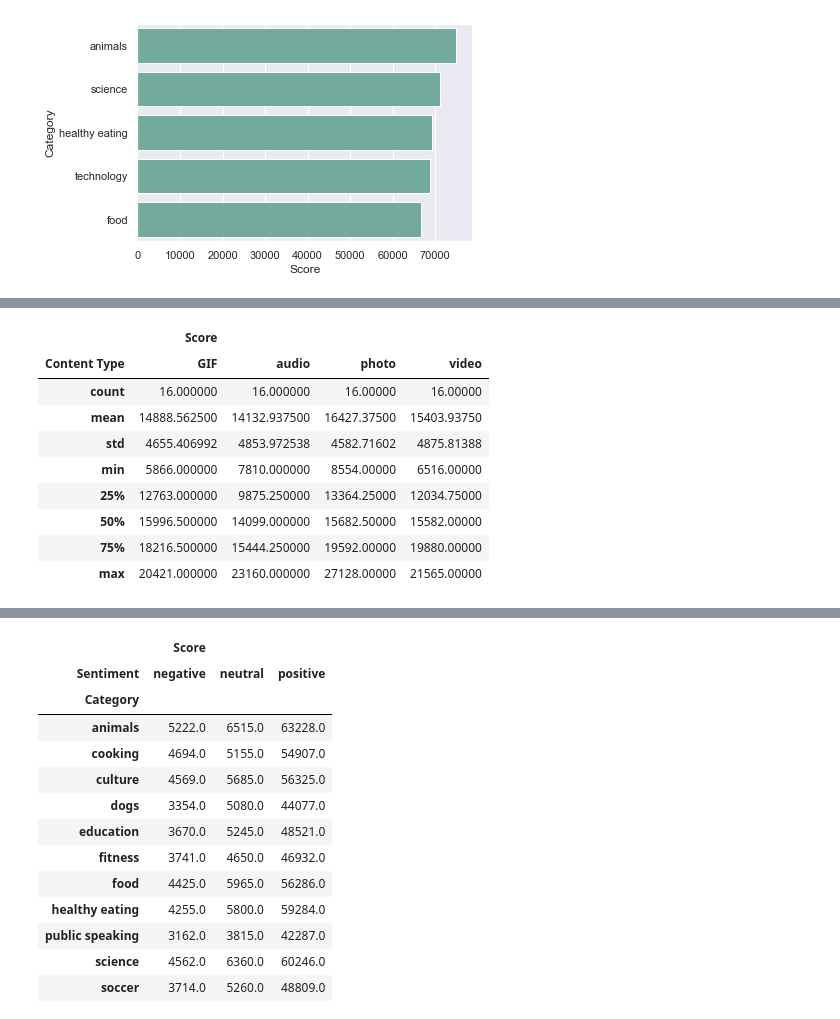
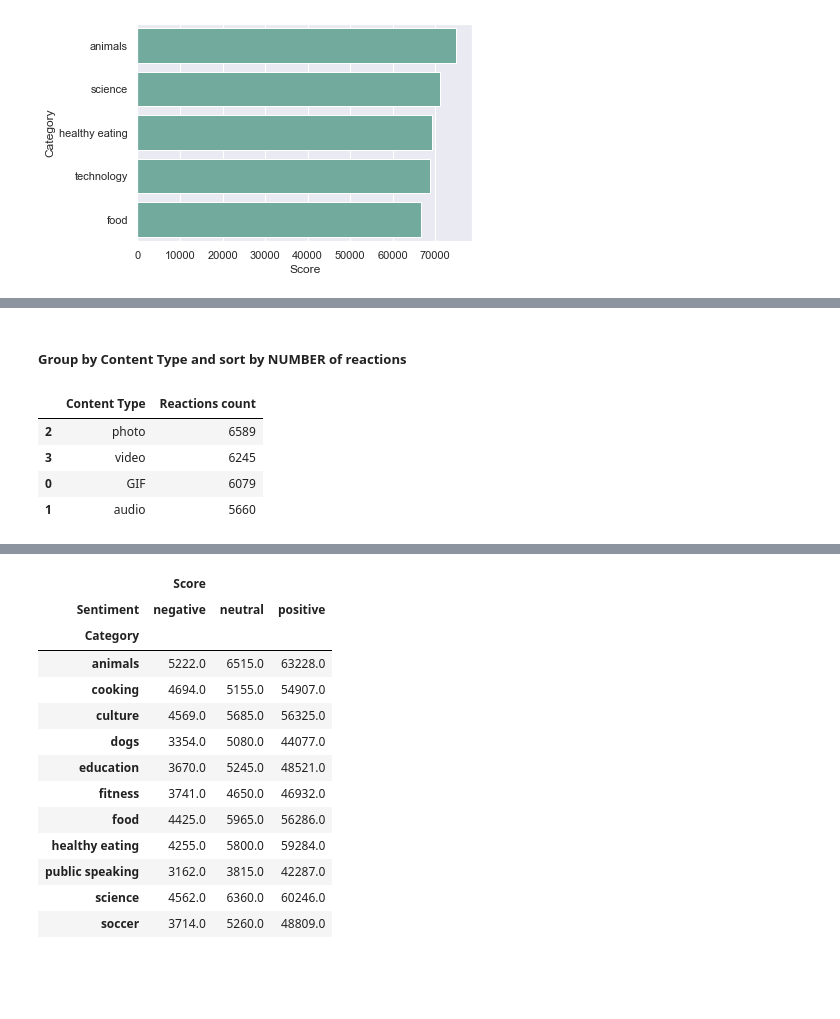
Before and after one commit to deborabastos/accenture_data_analytics, a Jupyter notebook: 2.accenture_data_analysis.ipynb, the cells around one changed output, grey strips where cells are left out. Drawn from its saved outputs; the diff is of its cells as text; code cells hidden in the pictures; blank space fills up the shorter version.

```diff
--- a/2.accenture_data_analysis.ipynb
+++ b/2.accenture_data_analysis.ipynb
@@ -98,13 +100,14 @@ pt_content
-# %%
-pt_content.describe()
-# %% [output]
-|  | Score |  |  |  |
-| Content Type | GIF | audio | photo | video |
-| count | 16.000000 | 16.000000 | 16.00000 | 16.00000 |
-| mean | 14888.562500 | 14132.937500 | 16427.37500 | 15403.93750 |
-| std | 4655.406992 | 4853.972538 | 4582.71602 | 4875.81388 |
-| min | 5866.000000 | 7810.000000 | 8554.00000 | 6516.00000 |
-| 25% | 12763.000000 | 9875.250000 | 13364.25000 | 12034.75000 |
-| 50% | 15996.500000 | 14099.000000 | 15682.50000 | 15582.00000 |
-| 75% | 18216.500000 | 15444.250000 | 19592.00000 | 19880.00000 |
-| max | 20421.000000 | 23160.000000 | 27128.00000 | 21565.00000 |
+# %% [markdown]
+##### Group by Content Type and sort by NUMBER of reactions
+# %%
+pt_content = my_data.groupby(by = 'Content Type', as_index= False)['Score'].count()
+pt_content.rename(columns = {'Score':'Reactions count'}, inplace = True)
+
+pt_content_sort = pt_content.sort_values("Reactions count", ascending=False)
+pt_content_sort
+# %% [output]
+|  | Content Type | Reactions count |
+| 2 | photo | 6589 |
+| 3 | video | 6245 |
+| 0 | GIF | 6079 |
+| 1 | audio | 5660 |
```
Also changed, not shown: parts of 15 cells of this notebook.
